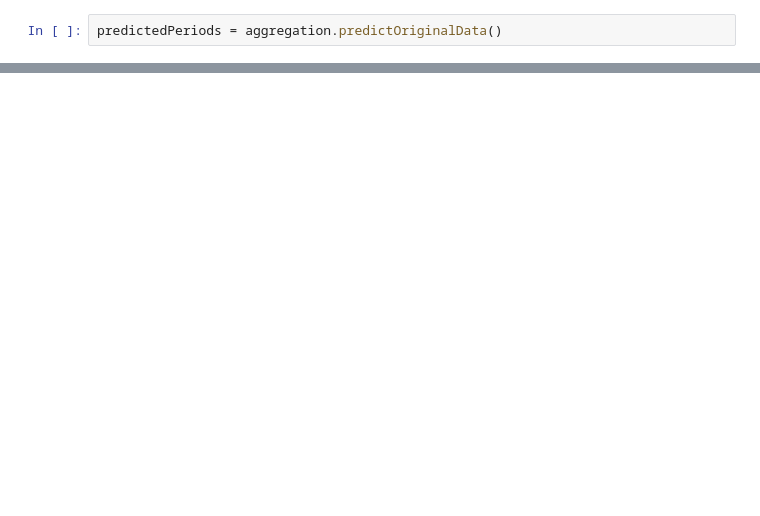
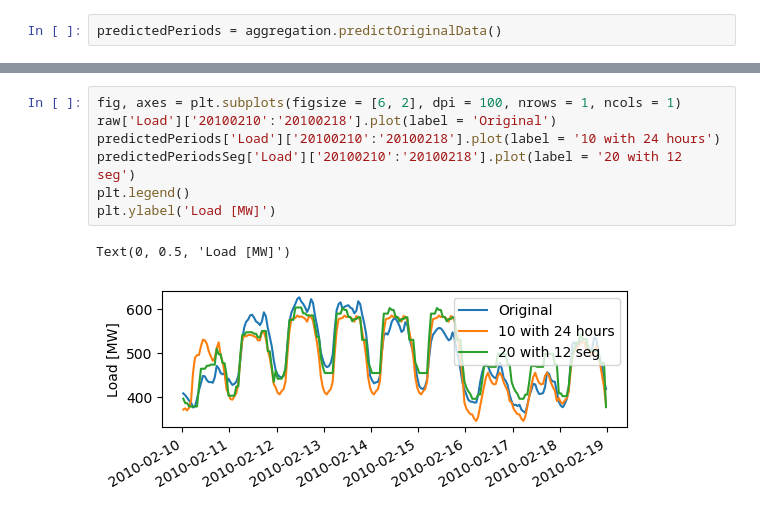
Before and after one commit to FZJ-IEK3-VSA/tsam, a Jupyter notebook: examples/aggregation_segmentation.ipynb, the cells around one changed output, grey strips where cells are left out. Drawn from its saved outputs; the diff is of its cells as text; blank space fills up the shorter version.

```diff
--- a/examples/aggregation_segmentation.ipynb
+++ b/examples/aggregation_segmentation.ipynb
@@ -61,0 +115,10 @@ plotTS(predictedPeriods[param], 24, vmin = raw[param].min(), vmax = raw[param].m
+# %%
+fig, axes = plt.subplots(figsize = [6, 2], dpi = 100, nrows = 1, ncols = 1)
+raw['Load']['20100210':'20100218'].plot(label = 'Original')
+predictedPeriods['Load']['20100210':'20100218'].plot(label = '10 with 24 hours')
+predictedPeriodsSeg['Load']['20100210':'20100218'].plot(label = '20 with 12 seg')
+plt.legend()
+plt.ylabel('Load [MW]')
+# %% [output]
+Text(0, 0.5, 'Load [MW]')
+[figure, added]
```
Also changed, not shown: parts of 20 cells of this notebook, 3 other files.
